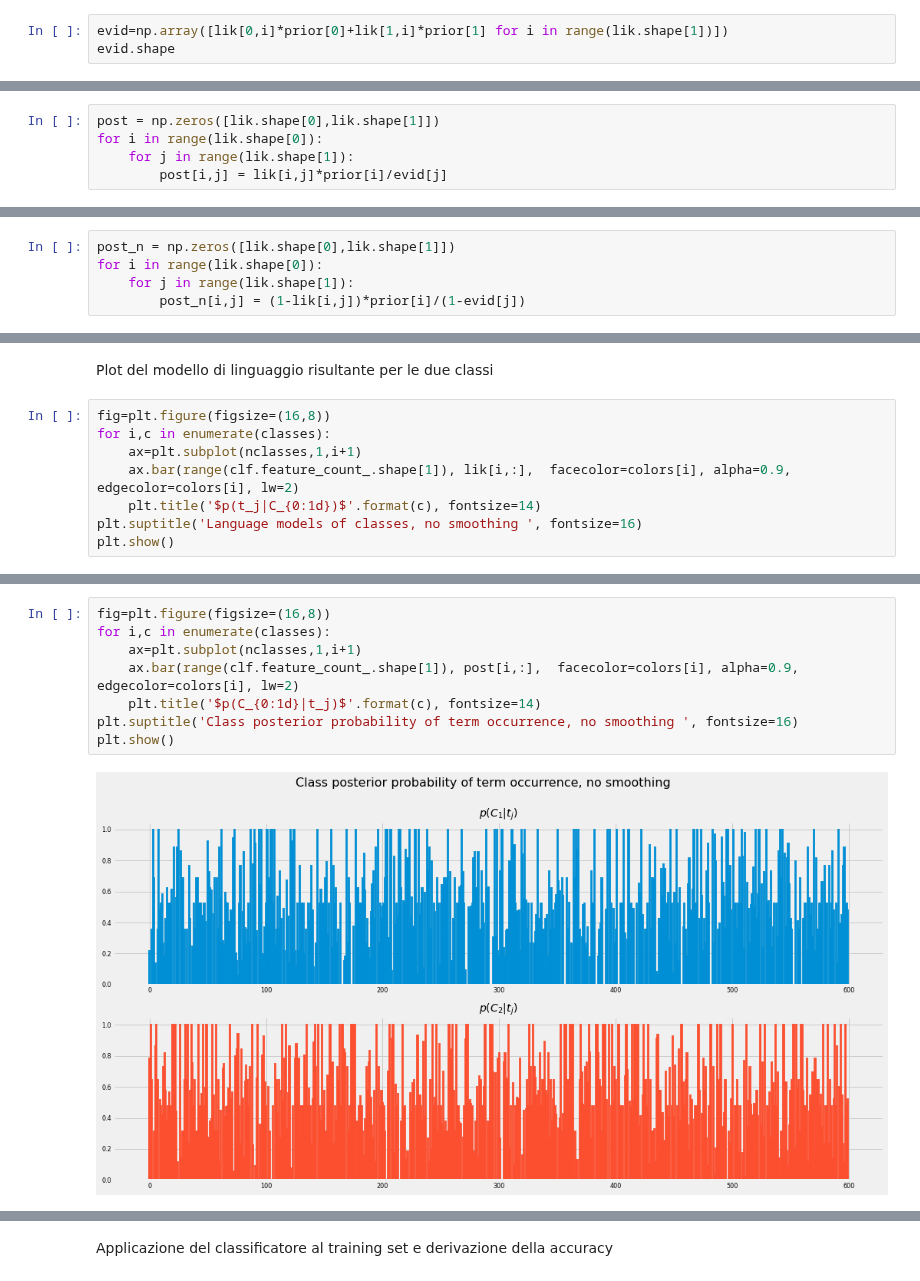
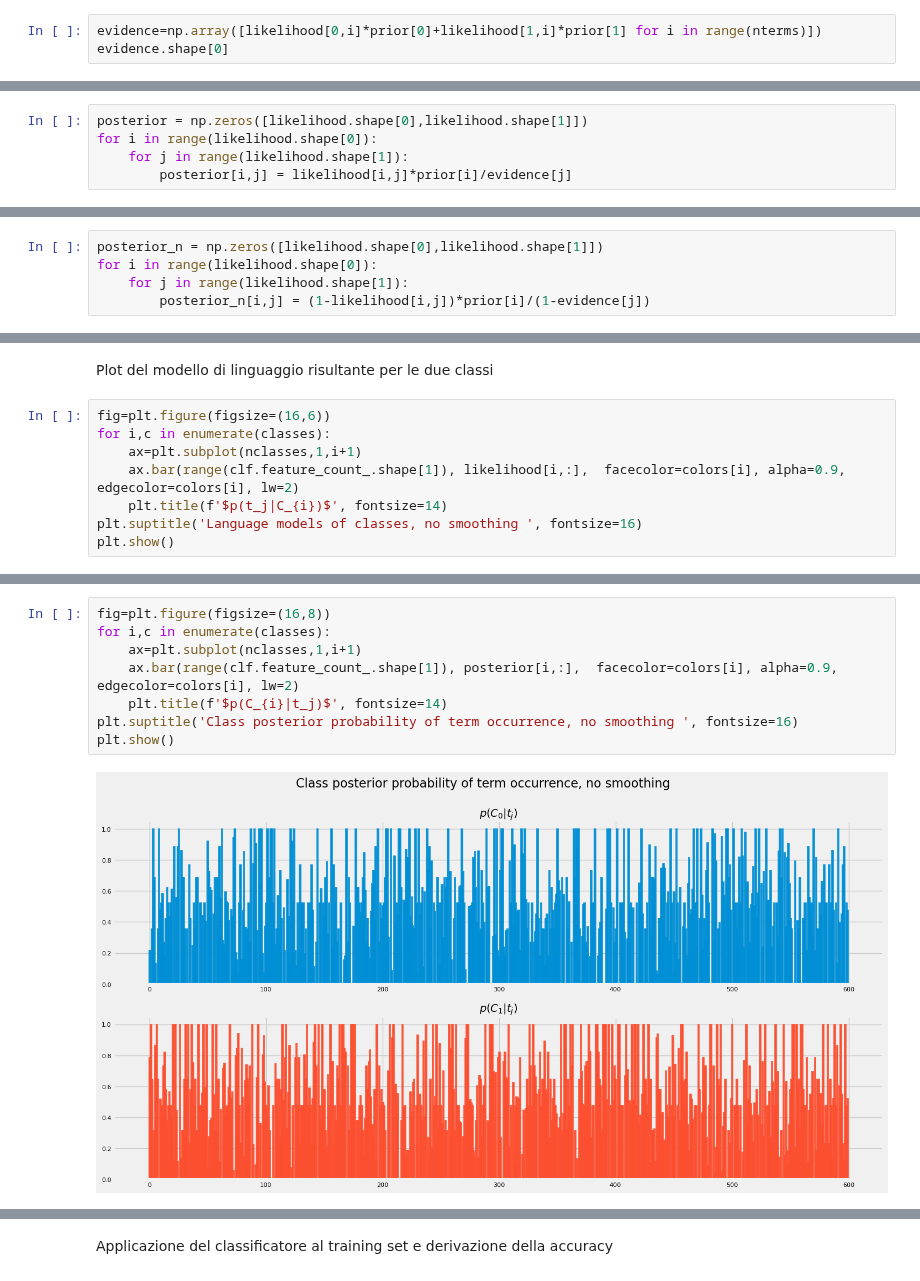
Before and after one commit to tvml/ml2324, a Jupyter notebook: codici/naivebayes.ipynb, the cells around one changed output, grey strips where cells are left out. Saved outputs shown, nothing was run; the diff lists cells and outputs as text.

```diff
--- a/codici/naivebayes.ipynb
+++ b/codici/naivebayes.ipynb
@@ -112,4 +135,4 @@ Deriva probabilità a priori delle feature (evidenza) $p(t_j)=p(t_j|C_1)p(C_1)+p
 # %%
-evid=np.array([lik[0,i]*prior[0]+lik[1,i]*prior[1] for i in range(lik.shape[1])])
-evid.shape
+evidence=np.array([likelihood[0,i]*prior[0]+likelihood[1,i]*prior[1] for i in range(nterms)])
+evidence.shape[0]
 # %% [output]
@@ -146,8 +148,8 @@ Applica la regola di Bayes per calcolare le probabilità a posteriori delle clas
 
 $$p(C_k|t_j)=\frac{p(t_j|C_k)p(C_k)}{p(t_j)}$$
 # %%
-post = np.zeros([lik.shape[0],lik.shape[1]])
-for i in range(lik.shape[0]):
-    for j in range(lik.shape[1]):
-        post[i,j] = lik[i,j]*prior[i]/evid[j]
+posterior = np.zeros([likelihood.shape[0],likelihood.shape[1]])
+for i in range(likelihood.shape[0]):
+    for j in range(likelihood.shape[1]):
+        posterior[i,j] = likelihood[i,j]*prior[i]/evidence[j]
 # %%
@@ -178,7 +161,7 @@ Applica la regola di Bayes per calcolare le probabilità a posteriori delle clas
 
 $$p(C_k|\lnot t_j)=\frac{p(\lnot t_j|C_k)p(C_k)}{p(\lnot t_j)}=\frac{(1-p(t_j|C_k))p(C_k)}{1-p(t_j)}$$
 # %%
-post_n = np.zeros([lik.shape[0],lik.shape[1]])
-for i in range(lik.shape[0]):
-    for j in range(lik.shape[1]):
-        post_n[i,j] = (1-lik[i,j])*prior[i]/(1-evid[j])
+posterior_n = np.zeros([likelihood.shape[0],likelihood.shape[1]])
+for i in range(likelihood.shape[0]):
+    for j in range(likelihood.shape[1]):
+        posterior_n[i,j] = (1-likelihood[i,j])*prior[i]/(1-evidence[j])
@@ -218,11 +238,11 @@ plt.show()
 # %% [markdown]
 Plot del modello di linguaggio risultante per le due classi
 # %%
-fig=plt.figure(figsize=(16,8))
+fig=plt.figure(figsize=(16,6))
 for i,c in enumerate(classes):
     ax=plt.subplot(nclasses,1,i+1)
-    ax.bar(range(clf.feature_count_.shape[1]), lik[i,:],  facecolor=colors[i], alpha=0.9, edgecolor=colors[i], lw=2)
-    plt.title('$p(t_j|C_{0:1d})$'.format(c), fontsize=14)
+    ax.bar(range(clf.feature_count_.shape[1]), likelihood[i,:],  facecolor=colors[i], alpha=0.9, edgecolor=colors[i], lw=2)
+    plt.title(f'$p(t_j|C_{i})$', fontsize=14)
 plt.suptitle('Language models of classes, no smoothing ', fontsize=16)
 plt.show()
 # %% [output]
@@ -230,10 +250,10 @@ plt.show()
 # %%
 fig=plt.figure(figsize=(16,8))
 for i,c in enumerate(classes):
     ax=plt.subplot(nclasses,1,i+1)
-    ax.bar(range(clf.feature_count_.shape[1]), post[i,:],  facecolor=colors[i], alpha=0.9, edgecolor=colors[i], lw=2)
-    plt.title('$p(C_{0:1d}|t_j)$'.format(c), fontsize=14)
+    ax.bar(range(clf.feature_count_.shape[1]), posterior[i,:],  facecolor=colors[i], alpha=0.9, edgecolor=colors[i], lw=2)
+    plt.title(f'$p(C_{i}|t_j)$', fontsize=14)
 plt.suptitle('Class posterior probability of term occurrence, no smoothing ', fontsize=16)
 plt.show()
 # %% [output]
-[figure, old version]
+[figure, new version]
```
Also changed, not shown: parts of 29 cells of this notebook.
